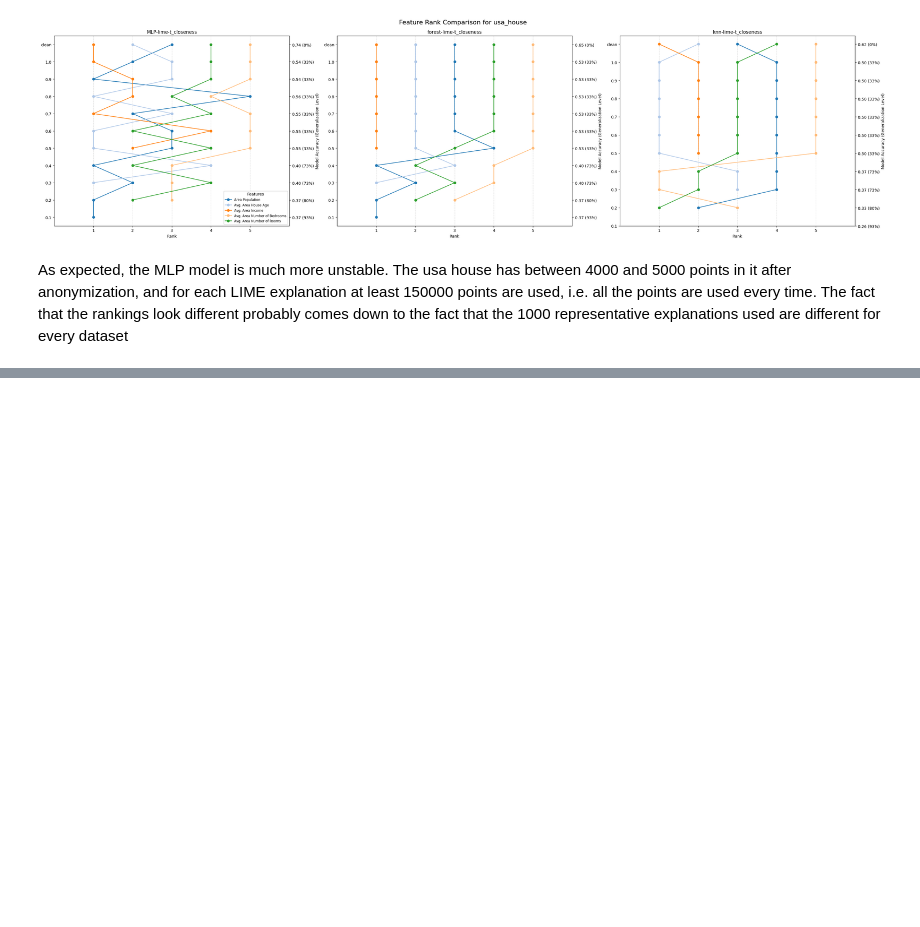
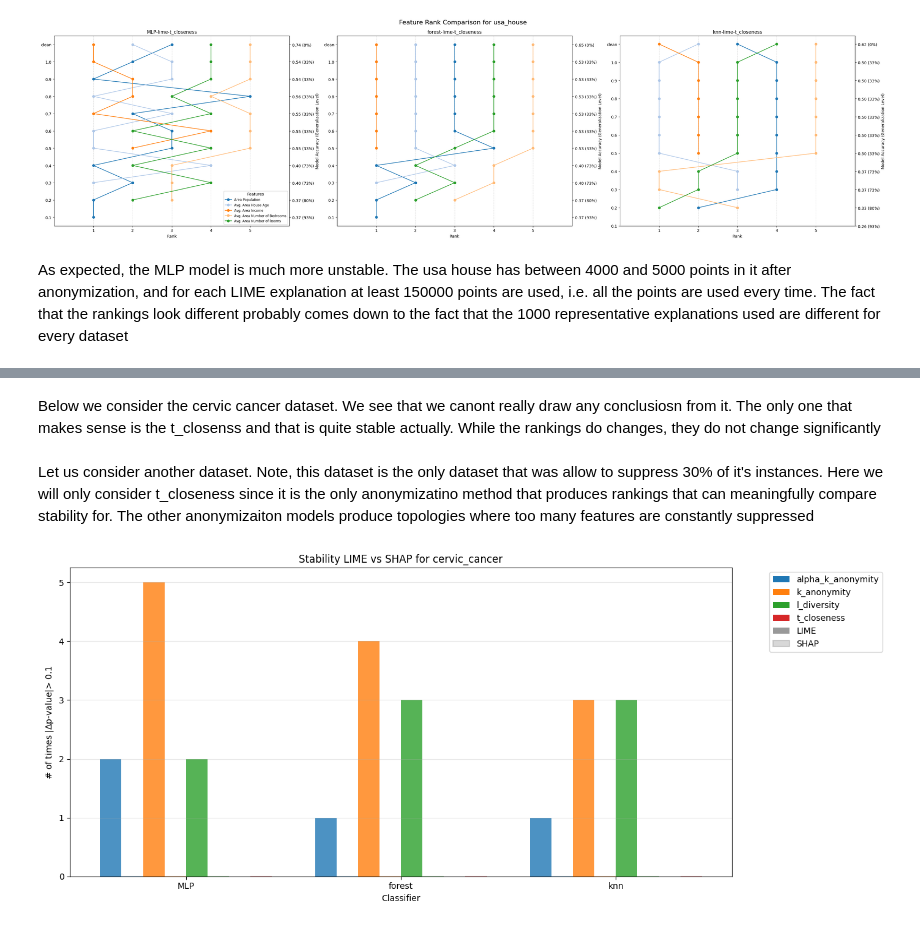
Before and after one commit to Zak9O/Masking-Effects-on-XAI-Techniques, a Jupyter notebook: notebooks/1Stability.ipynb, the cells around one changed output, grey strips where cells are left out. Cells and saved outputs as stored; diff of their text form; code cells hidden in the pictures; blank space fills up the shorter version.

```diff
--- a/notebooks/1Stability.ipynb
+++ b/notebooks/1Stability.ipynb
@@ -79,0 +59,8 @@ Here we clearly see a drawback with this generalization method. More instanes as
+# %% [markdown]
+Below we consider the cervic cancer dataset. We see that we canont really draw any conclusiosn from it. The only one that makes sense is the t_closenss and that is quite stable actually. While the rankings do changes, they do not change significantly
+# %% [markdown]
+Let us consider another dataset. Note, this dataset is the only dataset that was allow to suppress 30% of it's instances. Here we will only consider t_closeness since it is the only anonymizatino method that produces rankings that can meaningfully compare stability for. The other anonymizaiton models produce topologies where too many features are constantly suppressed
+# %%
+pl.plot_histogram("cervic_cancer",threshold=0.1)
+# %% [output]
+[figure, new version]
```
Also changed, not shown: parts of 22 cells of this notebook, 8 other files.
